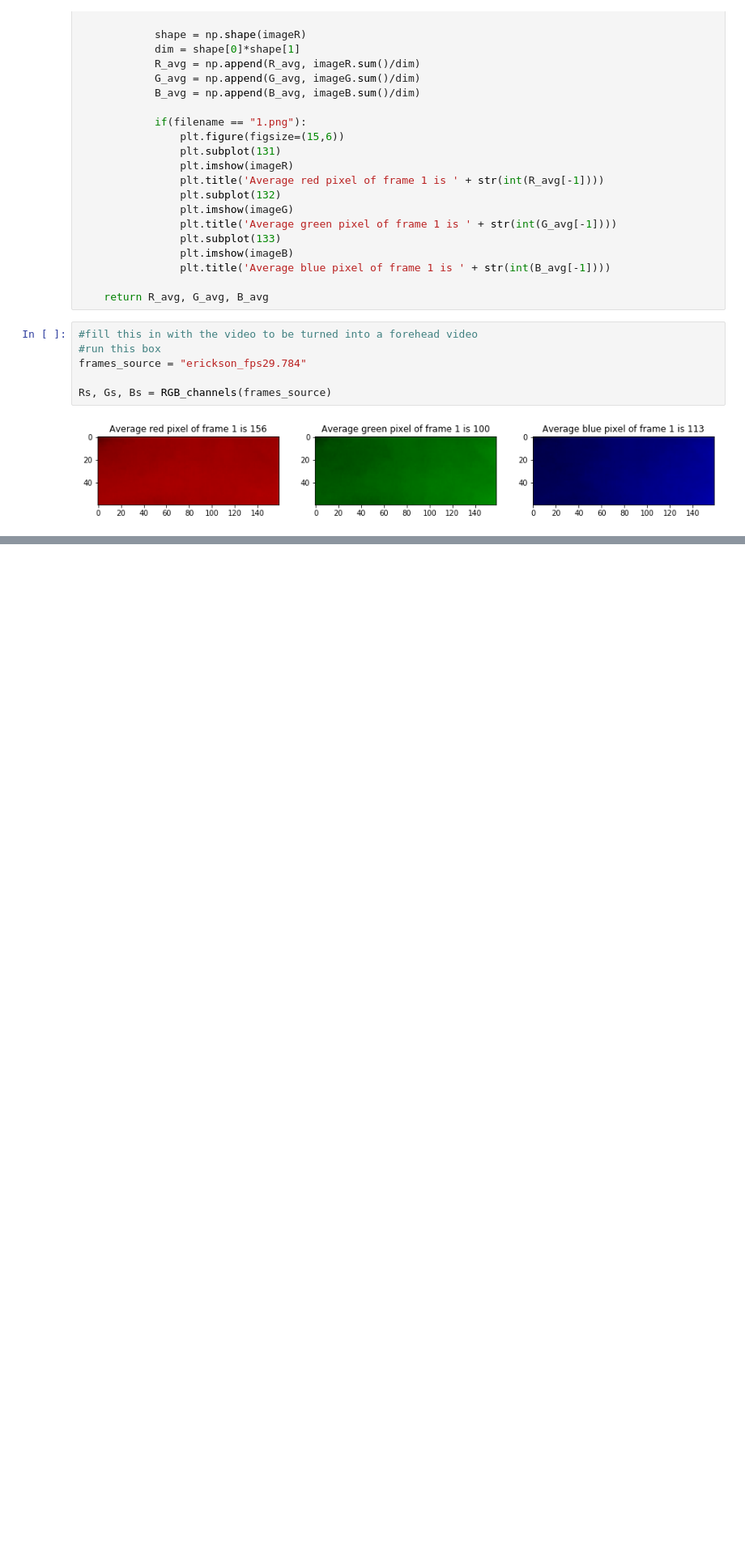
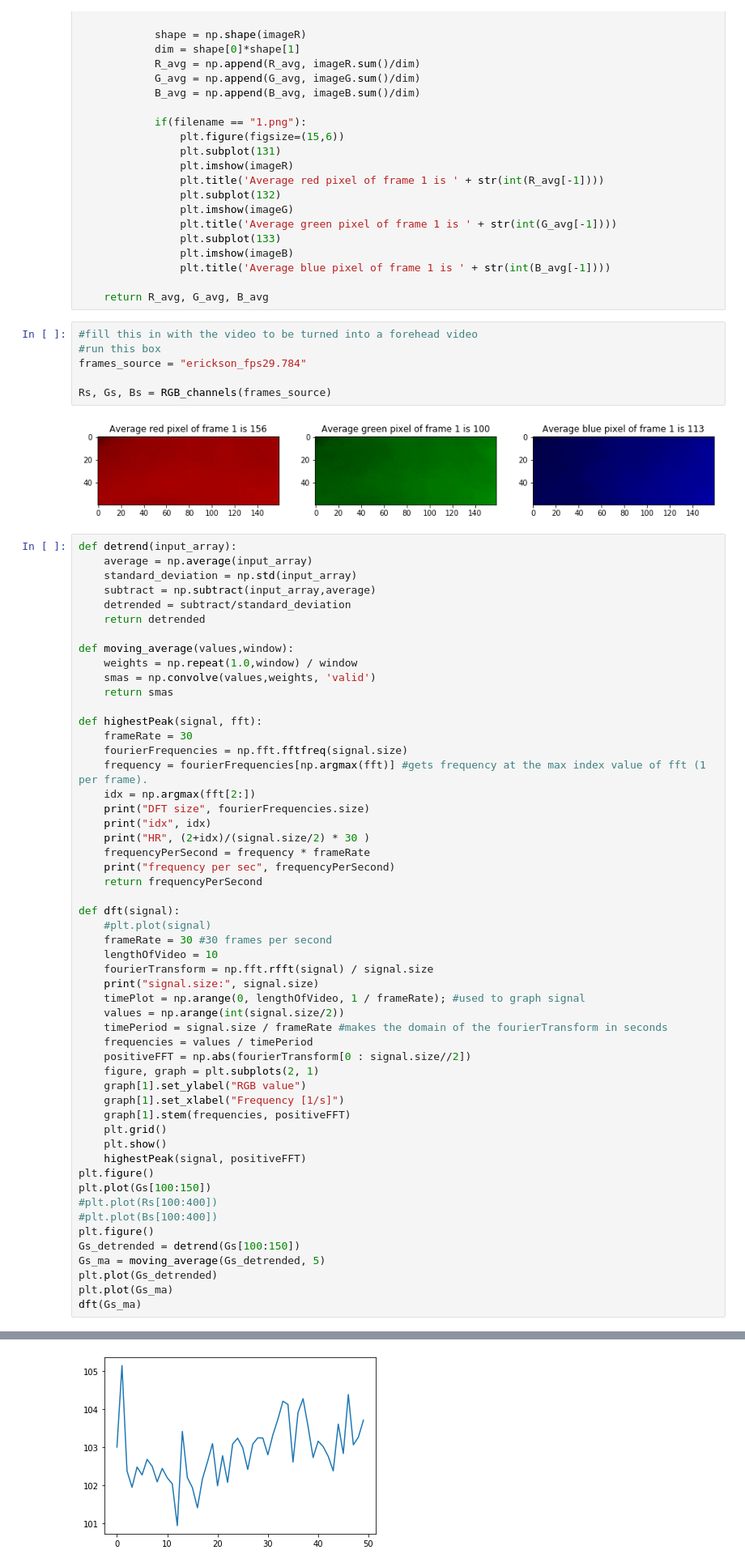
Before and after one commit to anepom3/health-mirror, a Jupyter notebook: Jupyter/data_sets/extract RGB.ipynb, the cells around one changed output, grey strips where cells are left out. Shown at 81% size. Saved outputs shown, nothing was run; the diff lists cells and outputs as text; blank space fills up the shorter version.

Commit message:
playing with the output signals

```diff
--- a/Jupyter/data_sets/extract RGB.ipynb
+++ b/Jupyter/data_sets/extract RGB.ipynb
@@ -56,3 +56,57 @@ frames_source = "erickson_fps29.784"
 Rs, Gs, Bs = RGB_channels(frames_source)
 # %% [output]
 [figure]
+# %%
+def detrend(input_array):
+    average = np.average(input_array)
+    standard_deviation = np.std(input_array)
+    subtract = np.subtract(input_array,average)
+    detrended = subtract/standard_deviation
+    return detrended
+
+def moving_average(values,window):
+    weights = np.repeat(1.0,window) / window
+    smas = np.convolve(values,weights, 'valid')
+    return smas
+
+def highestPeak(signal, fft):
+    frameRate = 30
+    fourierFrequencies = np.fft.fftfreq(signal.size)
+    frequency = fourierFrequencies[np.argmax(fft)] #gets frequency at the max index value of fft (1 per frame).
+    idx = np.argmax(fft[2:])
+    print("DFT size", fourierFrequencies.size)
+    print("idx", idx)
+    print("HR", (2+idx)/(signal.size/2) * 30 )
+    frequencyPerSecond = frequency * frameRate
+    print("frequency per sec", frequencyPerSecond)
+    return frequencyPerSecond
+
+def dft(signal):
+    #plt.plot(signal)
+    frameRate = 30 #30 frames per second
+    lengthOfVideo = 10
+    fourierTransform = np.fft.rfft(signal) / signal.size
+    print("signal.size:", signal.size)
+    timePlot = np.arange(0, lengthOfVideo, 1 / frameRate); #used to graph signal
+    values = np.arange(int(signal.size/2))
+    timePeriod = signal.size / frameRate #makes the domain of the fourierTransform in seconds
+    frequencies = values / timePeriod
+    positiveFFT = np.abs(fourierTransform[0 : signal.size//2])
+    figure, graph = plt.subplots(2, 1)
+    graph[1].set_ylabel("RGB value")
+    graph[1].set_xlabel("Frequency [1/s]")
+    graph[1].stem(frequencies, positiveFFT)
+    plt.grid()
+    plt.show()
+    highestPeak(signal, positiveFFT)
+plt.figure()
+plt.plot(Gs[100:150])
+#plt.plot(Rs[100:400])
+#plt.plot(Bs[100:400])
+plt.figure()
+Gs_detrended = detrend(Gs[100:150])
+Gs_ma = moving_average(Gs_detrended, 5)
+plt.plot(Gs_detrended)
+plt.plot(Gs_ma)
+dft(Gs_ma)
+# %% [output]
@@ -58,0 +114 @@ Rs, Gs, Bs = RGB_channels(frames_source)
+[figure, added]
```
Also changed, not shown: parts of 1 cell of this notebook.
